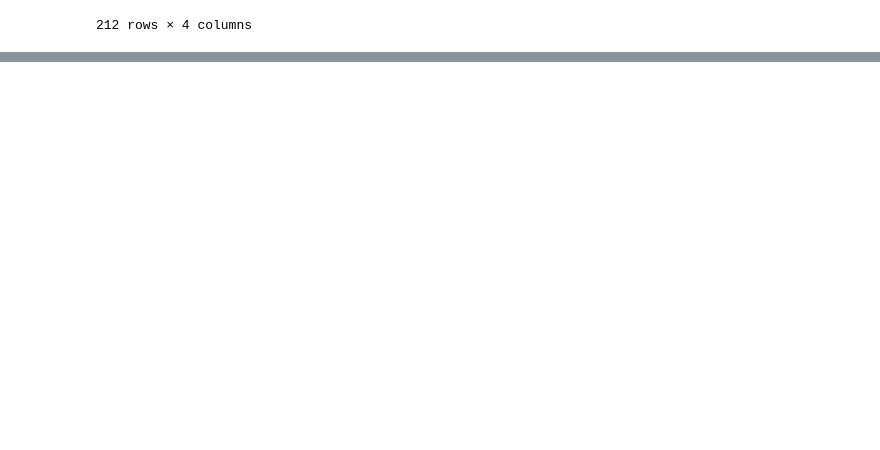
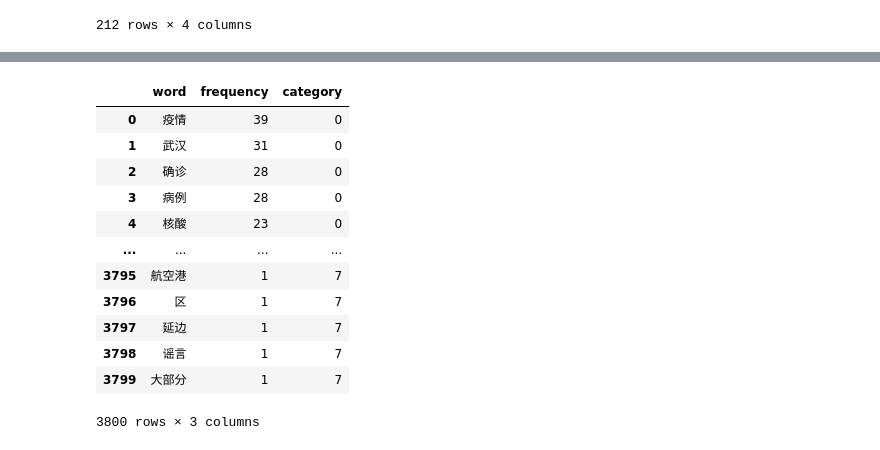
Before and after one commit to tccoin/covid-19-rumor-detector, a Jupyter notebook: notebook/cluster.ipynb, the cells around one changed output, grey strips where cells are left out. Cells and saved outputs as stored; diff of their text form; code cells hidden in the pictures; blank space fills up the shorter version.

```diff
--- a/notebook/cluster.ipynb
+++ b/notebook/cluster.ipynb
@@ -136,9 +150,12 @@ import jieba
 # %%
+import jieba
+
 def load_stopwords_list(filepath):
     stopwords = [line.strip() for line in open(filepath, 'r').readlines()]
     return stopwords
 
-stopwords_list = load_stopwords_list('../../stopwords/baidu_stopwords.txt')+['新冠','病毒','会','月']
+# '疫情','感染','确诊','病例'
+stopwords_list = load_stopwords_list('../../stopwords/baidu_stopwords.txt')+['新型','新冠','肺炎','病毒','会','天','日','人','不','月','好','日起','冠状病毒']
 words = jieba.cut(clustered_corpus[0][0])
 # print('/'.join(words))
 
@@ -150,10 +167,11 @@ for i in range(len(clustered_corpus)):
         sentence = label_corpus[j]
         words = jieba.cut(sentence)
         for word in words:
-            if word not in stopwords_list and len(word.strip())>0:
+            if word not in stopwords_list and len(word.strip())>0 and not word.isdigit():
                 word_count[i][word] = 1 if word not in word_count[i] else word_count[i][word]+1
 output = [sorted(list(x.items()),key=lambda y: y[1], reverse=True) for x in word_count]
-output = [x[0:5] for x in output]
+output = [[y for y in x if y[1]>10] for x in output]
 for i,count in enumerate(output):
-    print(count,'\n','\n'.join([clustered_corpus[i][j] for j in range(10)]),'\n')
+    all = clustered_corpus[i]
+    print('label: ',i+1,'\nlength: ',len(all),'\nkeywords: ',count[0:7],'\n','\n'.join([all[j] for j in range(min(15,len(all)))]),'\n')
 # %% [output]
@@ -176,0 +195,8 @@ for i,count in enumerate(output):
+# %%
+for i in range(target_cluster_number):
+    for j in range(len(clustered_corpus[i])):
+        index = allrumors[allrumors.title==clustered_corpus[i][j]].index
+        allrumors.iloc[index,1]=i+1
+allrumors.sort_values('label',inplace=True)
+allrumors.to_csv('../data/all_rumors.csv')
+allrumors
@@ -176,0 +217,23 @@ for i,count in enumerate(output):
+# %%
+output = [sorted(list(x.items()),key=lambda y: y[1], reverse=True) for x in word_count]
+output1 = []
+for i,count in enumerate(output):
+    for j in count:
+        output1.append(list(j)+[i])
+# %%
+output1 = pd.DataFrame(output1,columns=['word','frequency','category'])
+output1
+# %% [output]
+|  | word | frequency | category |
+| 0 | 疫情 | 39 | 0 |
+| 1 | 武汉 | 31 | 0 |
+| 2 | 确诊 | 28 | 0 |
+| 3 | 病例 | 28 | 0 |
+| 4 | 核酸 | 23 | 0 |
+| ... | ... | ... | ... |
+| 3795 | 航空港 | 1 | 7 |
+| 3796 | 区 | 1 | 7 |
+| 3797 | 延边 | 1 | 7 |
+| 3798 | 谣言 | 1 | 7 |
+| 3799 | 大部分 | 1 | 7 |
+3800 rows × 3 columns
```
Also changed, not shown: parts of 9 cells of this notebook, 10 other files.
